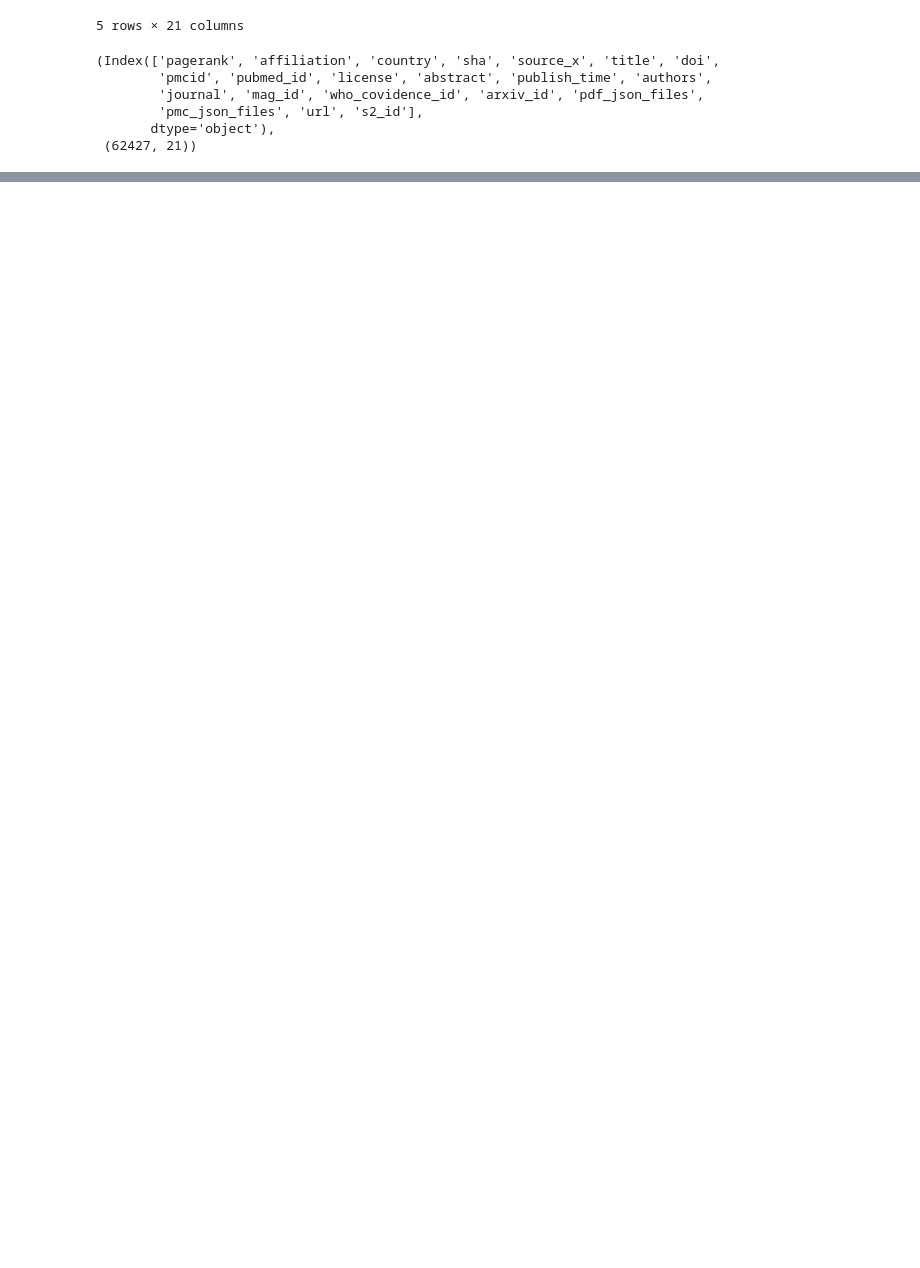
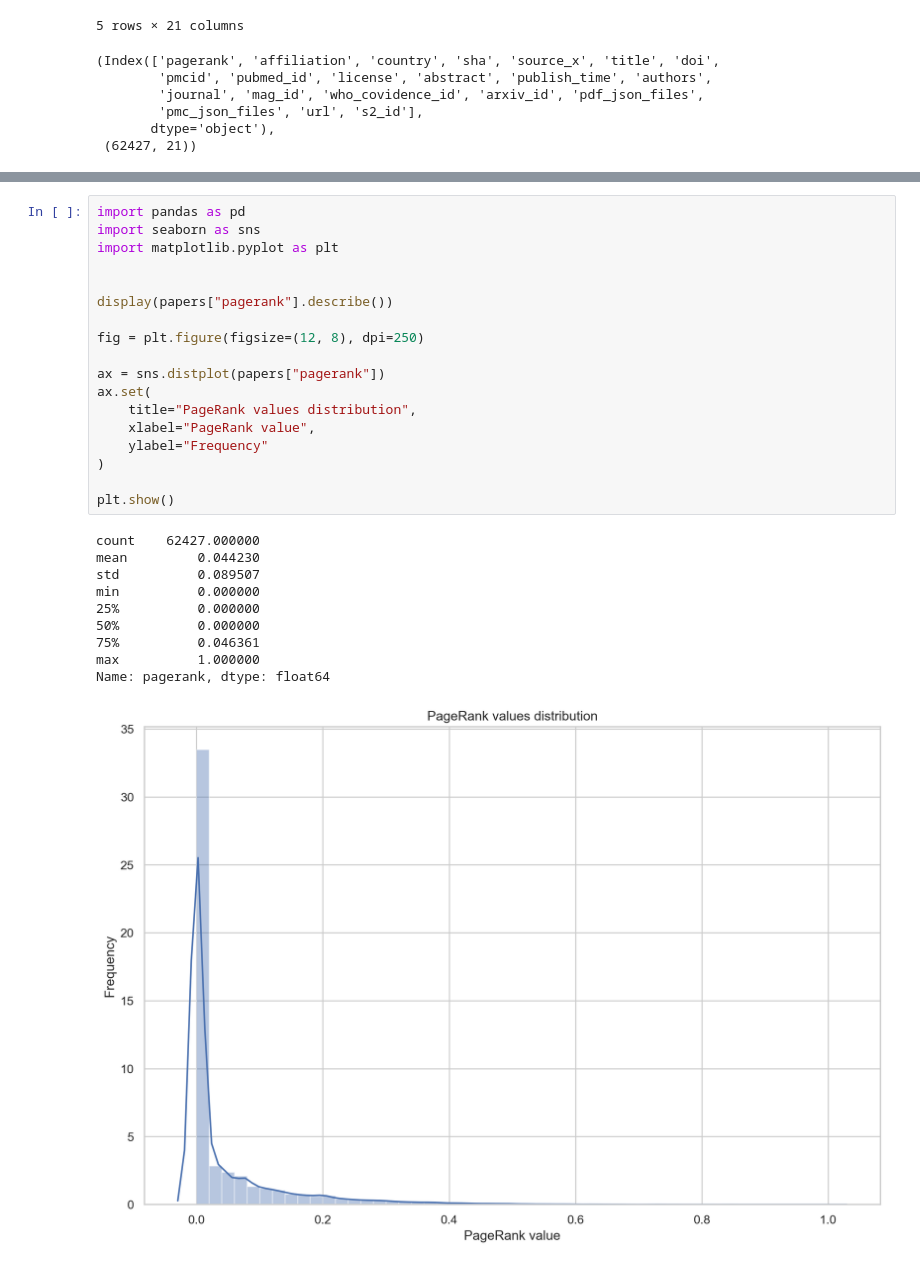
Before and after one commit to Inria-Chile/risotto, a Jupyter notebook: 09_RankingInference.ipynb, the cells around one changed output, grey strips where cells are left out. Saved outputs shown, nothing was run; the diff lists cells and outputs as text; blank space fills up the shorter version.

```diff
--- a/09_RankingInference.ipynb
+++ b/09_RankingInference.ipynb
@@ -74,0 +65,29 @@ You should consider upgrading via the '/Users/rodolfo/repos/risotto/venv-risotto
+# %%
+import pandas as pd
+import seaborn as sns
+import matplotlib.pyplot as plt
+
+
+display(papers["pagerank"].describe())
+
+fig = plt.figure(figsize=(12, 8), dpi=250)
+
+ax = sns.distplot(papers["pagerank"])
+ax.set(
+    title="PageRank values distribution",
+    xlabel="PageRank value",
+    ylabel="Frequency"
+)
+
+plt.show()
+# %% [output]
+count    62427.000000
+mean         0.044230
+std          0.089507
+min          0.000000
+25%          0.000000
+50%          0.000000
+75%          0.046361
+max          1.000000
+Name: pagerank, dtype: float64
+[figure, added]
```
Also changed, not shown: parts of 11 cells of this notebook.
